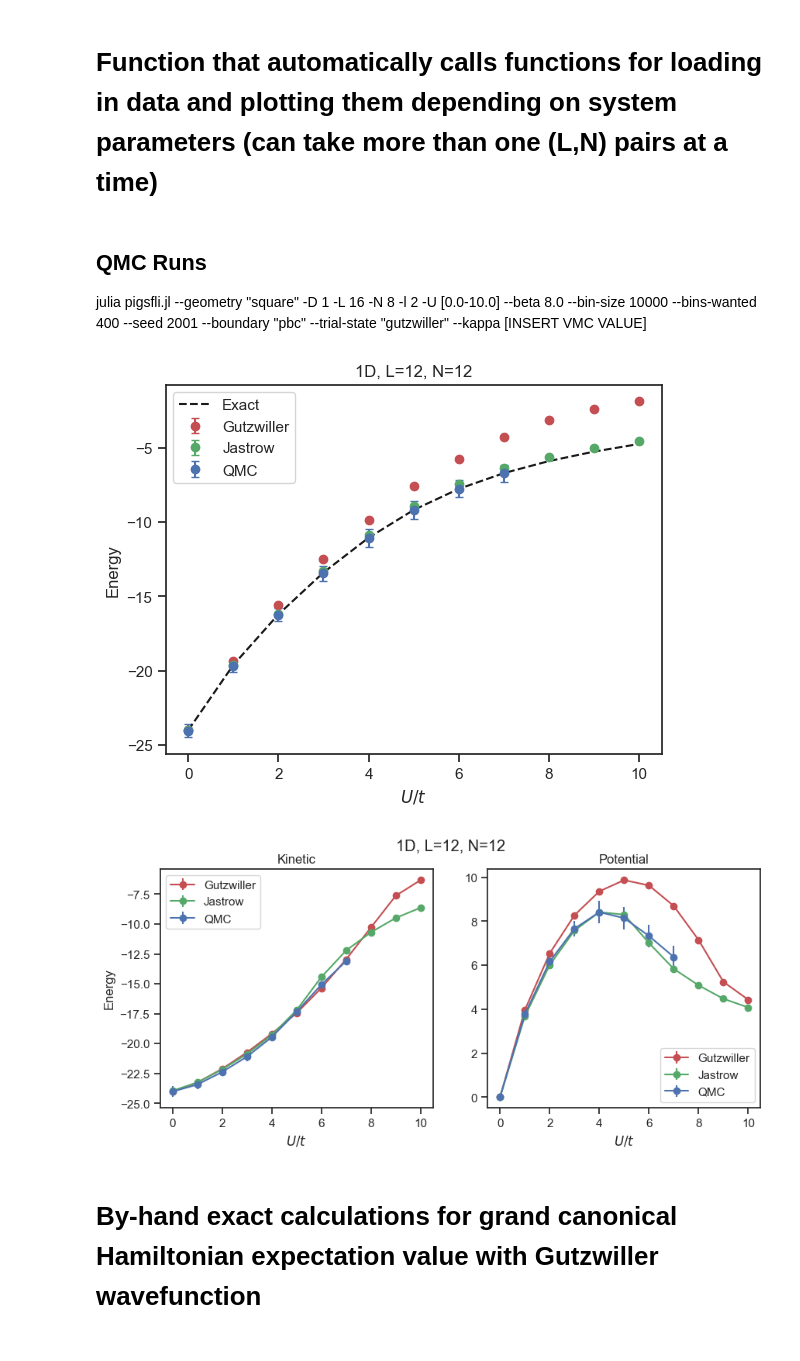
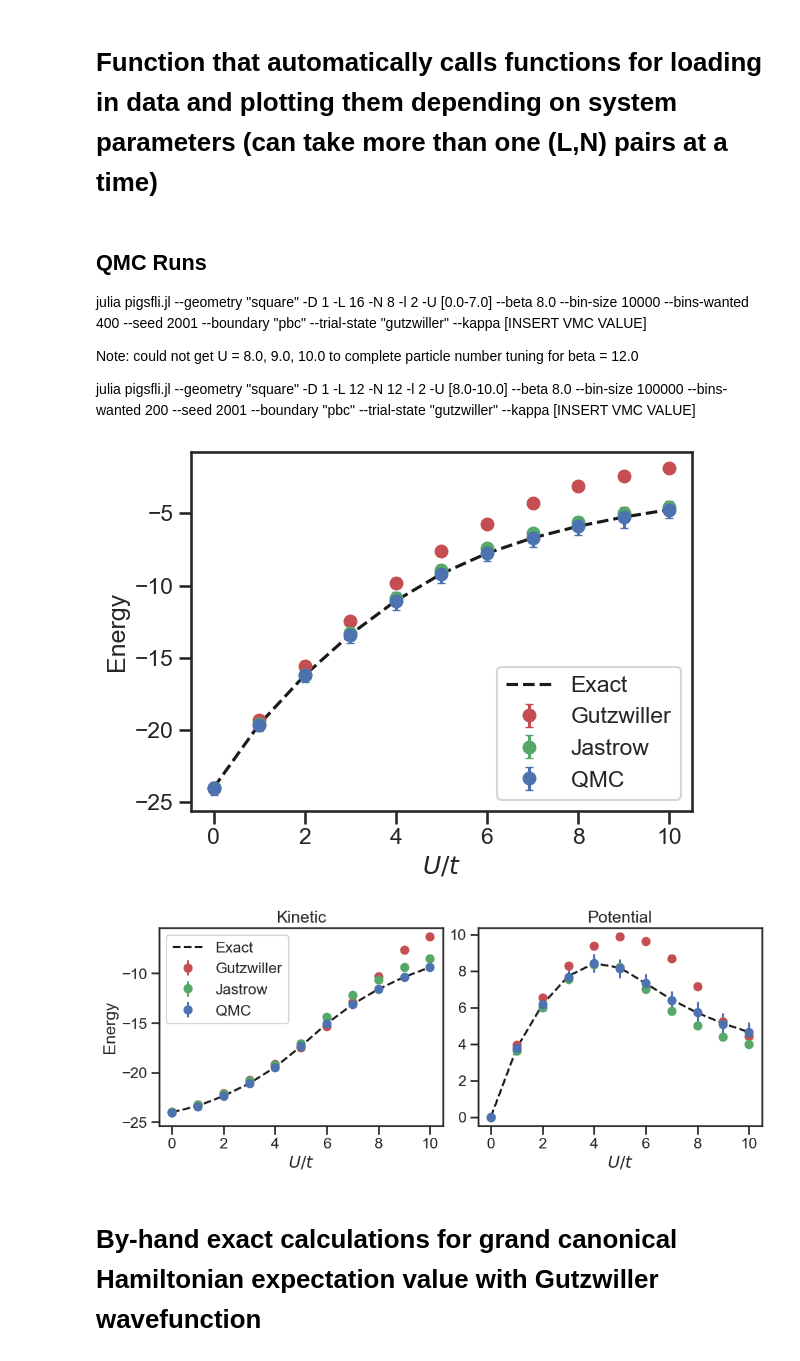
Before and after one commit to wmallah/Bose_Hubbard_VMC, a Jupyter notebook: VMCBoseHubbard/analysis_scripts/benchmark.ipynb, the cells around one changed output. Cells and saved outputs as stored; diff of their text form; code cells hidden in the pictures.

Commit message:
Updated analysis scripts to take in all forms of data
VMC (both Gutzwiller and Jastrow), QMC, exact

```diff
--- a/VMCBoseHubbard/analysis_scripts/benchmark.ipynb
+++ b/VMCBoseHubbard/analysis_scripts/benchmark.ipynb
@@ -9,3 +9,5 @@ import seaborn as sns
 
 sns.set_theme()
 sns.set_style("ticks")
+sns.set_context("talk")
+sns.color_palette("colorblind")
@@ -184,6 +197,8 @@ def build_benchmark_dataframe(L, N, base_dir="../data", dim="1D", type="C"):
     # Exact data
     # -----------------------
 
+    df_exact = pd.DataFrame(columns=["U","E_exact","T_exact","V_exact"])
+
     if dim == "1D" and os.path.exists(exact_path):
 
         exact = np.loadtxt(exact_path)
@@ -194,10 +209,6 @@ def build_benchmark_dataframe(L, N, base_dir="../data", dim="1D", type="C"):
             "T_exact": exact[:,2],
             "V_exact": exact[:,3]
         })
-
-    else:
-
-        df_exact = pd.DataFrame(columns=["U","E_exact","T_exact","V_exact"])
 
     # -----------------------
     # QMC data
@@ -348,7 +385,11 @@ def process_benchmark_setups(
         dim="1D",
         type="C",
         save_dir="./figures",
-        plot=True):
+        plot=True,
+        plot_gutzwiller=True,
+        plot_jastrow=True,
+        plot_qmc=True,
+        plot_exact=True):
 
     import os
 
@@ -377,13 +418,21 @@ def process_benchmark_setups(
             plot_energy_comparison(
                 df,
                 title=f"{dim}, L={L}, N={N}",
-                save_path=None if plot else comparison_plot
+                save_path=None if plot else comparison_plot,
+                plot_gutzwiller=plot_gutzwiller,
+                plot_jastrow=plot_jastrow,
+                plot_qmc=plot_qmc,
+                plot_exact=plot_exact
             )
 
             plot_energy_components(
                 df,
                 title_prefix=f"{dim}, L={L}, N={N}",
-                save_path=None if plot else energy_parts_plot
+                save_path=None if plot else energy_parts_plot,
+                plot_gutzwiller=plot_gutzwiller,
+                plot_jastrow=plot_jastrow,
+                plot_qmc=plot_qmc,
+                plot_exact=plot_exact
             )
 
         except Exception as e:
@@ -392,16 +441,20 @@ def process_benchmark_setups(
 # %% [markdown]
 ## QMC Runs
 
-julia pigsfli.jl --geometry "square" -D 1 -L 16 -N 8 -l 2 -U [0.0-10.0] --beta 8.0 --bin-size 10000 --bins-wanted 400 --seed 2001 --boundary "pbc" --trial-state "gutzwiller" --kappa [INSERT VMC VALUE]
+julia pigsfli.jl --geometry "square" -D 1 -L 16 -N 8 -l 2 -U [0.0-7.0] --beta 8.0 --bin-size 10000 --bins-wanted 400 --seed 2001 --boundary "pbc" --trial-state "gutzwiller" --kappa [INSERT VMC VALUE]
+
+Note: could not get U = 8.0, 9.0, 10.0 to complete particle number tuning for beta = 12.0
+
+julia pigsfli.jl --geometry "square" -D 1 -L 12 -N 12 -l 2 -U [8.0-10.0] --beta 8.0 --bin-size 100000 --bins-wanted 200 --seed 2001 --boundary "pbc" --trial-state "gutzwiller" --kappa [INSERT VMC VALUE]
 # %%
 # Define list of (L, N) pairs
 benchmark_pairs = [(12, 12)]
 
 # Run processing for all pairs
-process_benchmark_setups(benchmark_pairs, base_dir="../data", type="C", save_dir="./figures/", plot=True)
+process_benchmark_setups(benchmark_pairs, base_dir="../data", type="C", save_dir="./figures/", plot=True, plot_gutzwiller=True, plot_qmc=True)
 # %% [output]
-[figure, old version]
+[figure, new version]
-[figure, old version]
+[figure, new version]
 # %% [markdown]
 # By-hand exact calculations for grand canonical Hamiltonian expectation value with Gutzwiller wavefunction
 # %%
```
Also changed, not shown: parts of 10 cells of this notebook, 19 other files.
